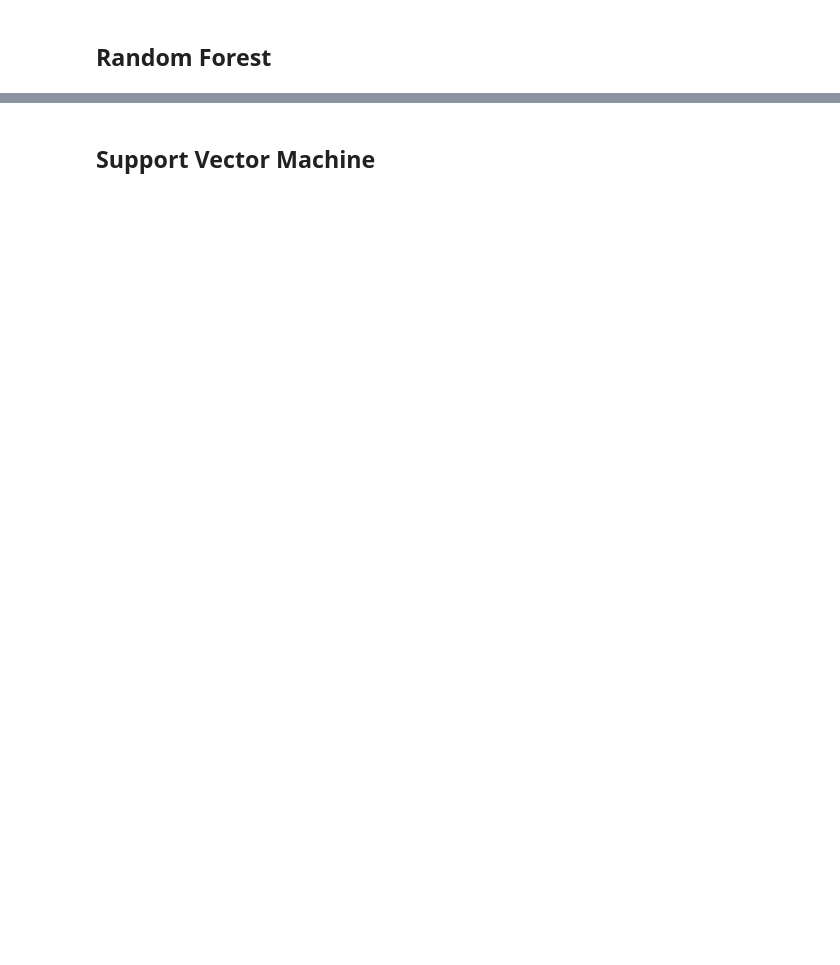
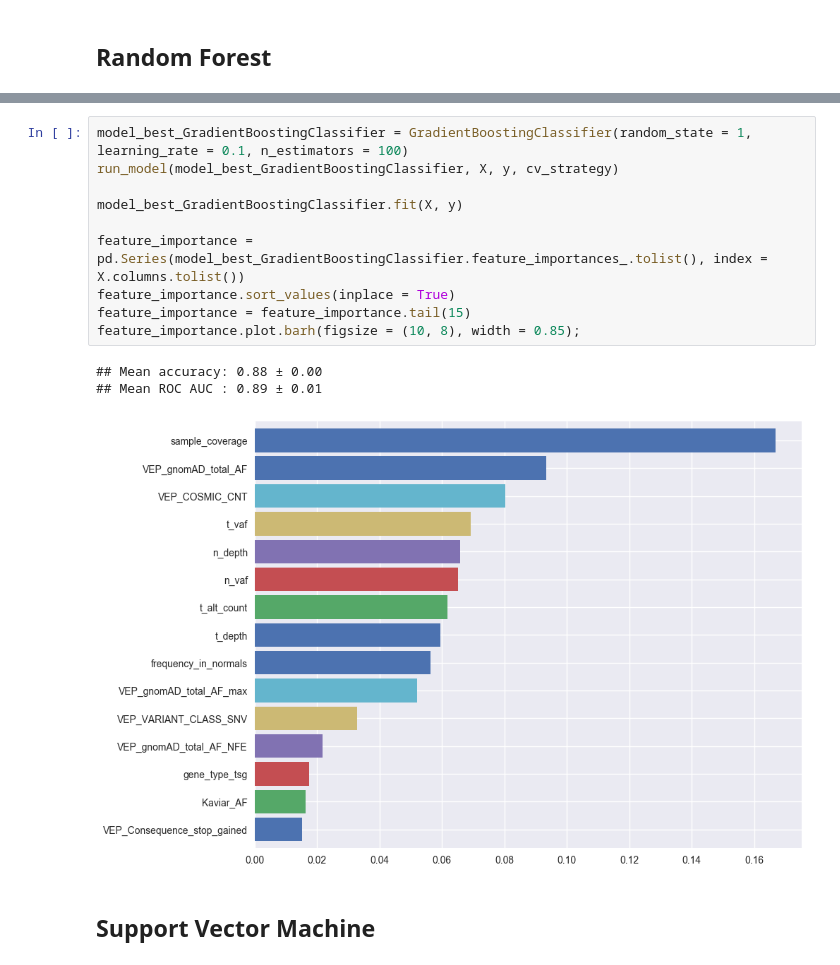
Before and after one commit to ElsaB/impact-annotator, a Jupyter notebook: analysis/prediction/somatic_vs_non_somatic_classification.ipynb, the cells around one changed output, grey strips where cells are left out. Cells and saved outputs as stored; diff of their text form; blank space fills up the shorter version.

```diff
--- a/analysis/prediction/somatic_vs_non_somatic_classification.ipynb
+++ b/analysis/prediction/somatic_vs_non_somatic_classification.ipynb
@@ -364,3 +448,17 @@ feature_importance.plot.barh(figsize = (10, 8), width = 0.85);
+# %%
+model_best_GradientBoostingClassifier = GradientBoostingClassifier(random_state = 1, learning_rate = 0.1, n_estimators = 100)
+run_model(model_best_GradientBoostingClassifier, X, y, cv_strategy)
+
+model_best_GradientBoostingClassifier.fit(X, y)
+
+feature_importance = pd.Series(model_best_GradientBoostingClassifier.feature_importances_.tolist(), index = X.columns.tolist())
+feature_importance.sort_values(inplace = True)
+feature_importance = feature_importance.tail(15)
+feature_importance.plot.barh(figsize = (10, 8), width = 0.85);
+# %% [output]
+## Mean accuracy: 0.88 ± 0.00
+## Mean ROC AUC : 0.89 ± 0.01
+[figure, added]
 # %% [markdown]
 ## Support Vector Machine
 # %%
```
Also changed, not shown: parts of 25 cells of this notebook, 2 other files.
